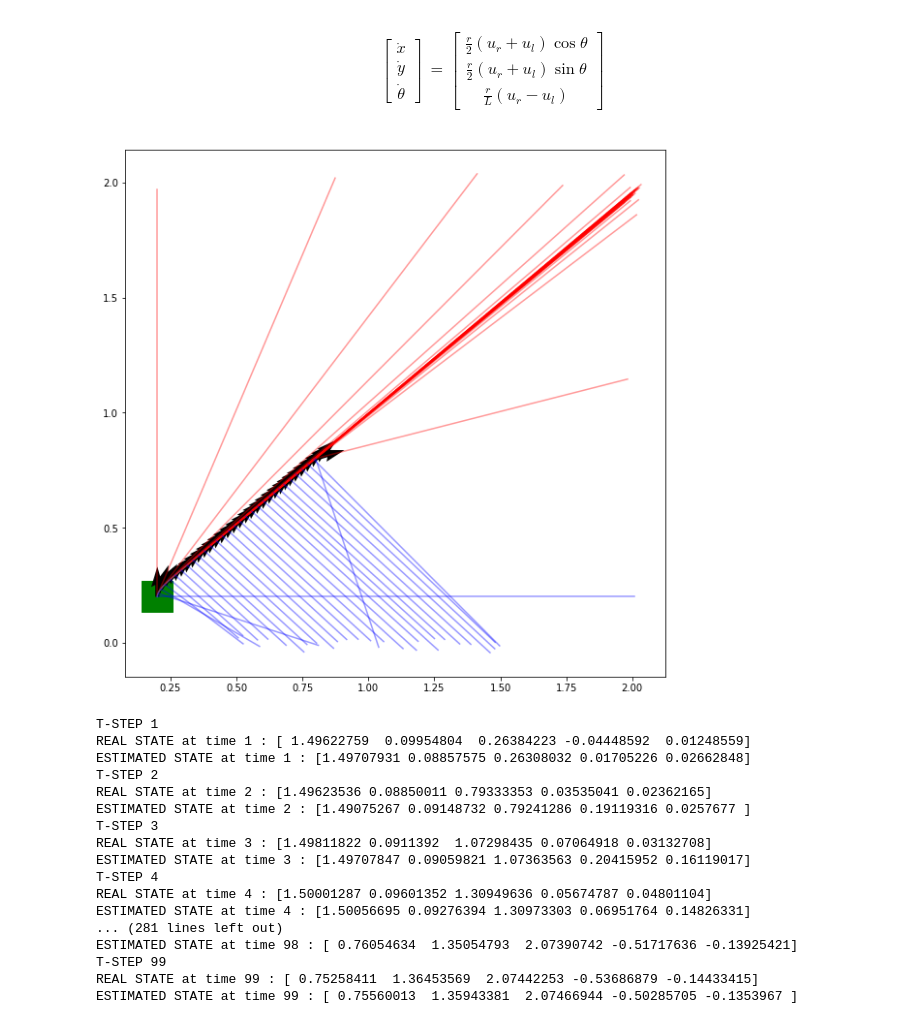
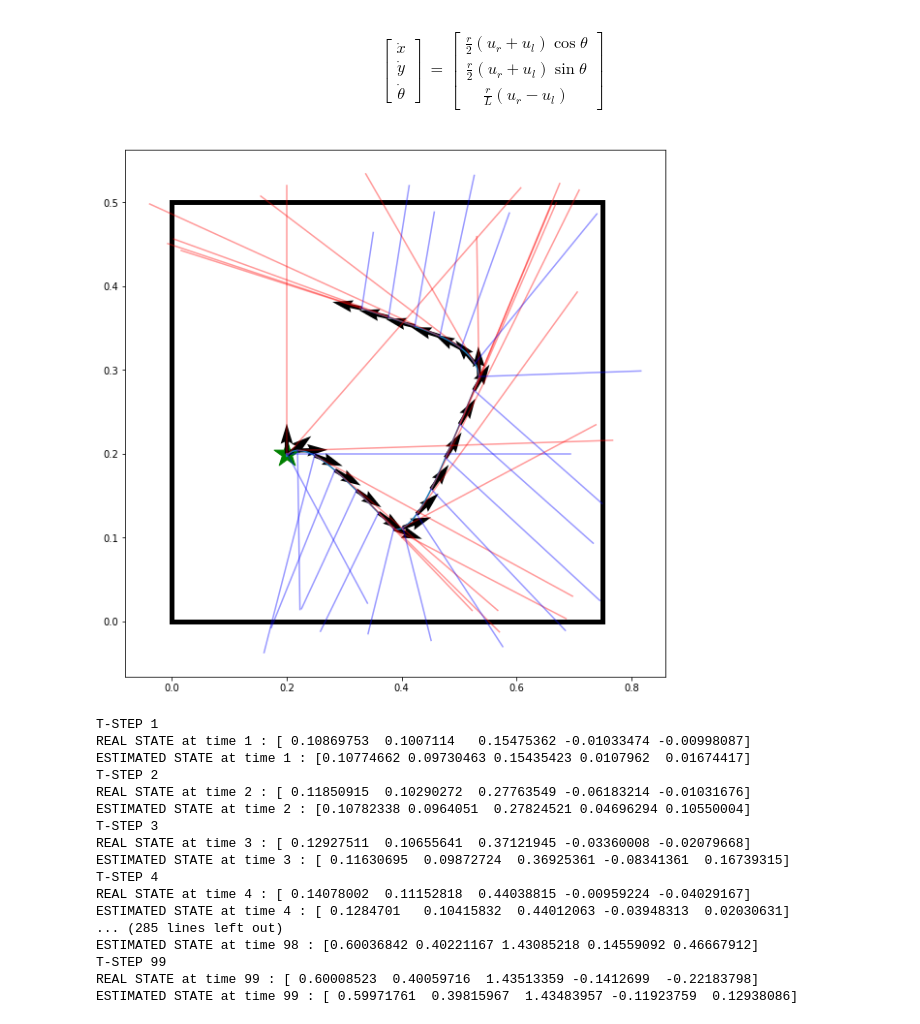
Before and after one commit to buntonj/Computational_Robotics_Lab_3, a Jupyter notebook: LAB 3.ipynb, the cells around one changed output. Cells and saved outputs as stored; diff of their text form; code cells hidden in the pictures.

```diff
--- a/LAB 3.ipynb
+++ b/LAB 3.ipynb
@@ -30,9 +30,9 @@ radian_vel_limit = 2*np.pi
 radian_input_limit = 2*np.pi
 
 op_space_xmin = 0.
-op_space_xmax = 2.
+op_space_xmax = 0.75
 op_space_ymin = 0.
-op_space_ymax = 2.
+op_space_ymax = 0.5
 
 V_max = 2*np.pi*r # maximum forward velocity in any direction
 
@@ -173,9 +173,13 @@ def plot_trajectory(x,y):
     f = plt.figure(figsize=(10,10))
     ax = plt.subplot(111)
     steps = np.shape(x)[1]
-    ax.scatter(x[0,0],x[1,0],marker='s',color='green',s=1000) # plot green square at initial point
+    ax.scatter(x[0,0],x[1,0],marker='*',color='green',s=800) # plot green square at initial point
     ax.plot(x[0,0:steps],x[1,0:steps])
-    for hop in range(0,steps,20):
+    ax.plot([op_space_xmin,op_space_xmax],[0,0],color='black',linewidth=5)
+    ax.plot([op_space_xmin,op_space_xmax],[op_space_ymax,op_space_ymax],color='black',linewidth=5)
+    ax.plot([0,0],[op_space_ymin,op_space_ymax],color='black',linewidth=5)
+    ax.plot([op_space_xmax,op_space_xmax],[op_space_ymin,op_space_ymax],color='black',linewidth=5)
+    for hop in range(0,steps,5):
         ax.quiver(x[0,hop],x[1,hop],np.cos(x[2,hop]),np.sin(x[2,hop]))
 
         par_point = np.array([np.cos(x[2,hop])*y[2,hop]+x[0,hop], np.sin(x[2,hop])*y[2,hop]+x[1,hop]])
@@ -186,19 +190,25 @@ def plot_trajectory(x,y):
         ax.plot(perp_line[:,0],perp_line[:,1],color='blue',alpha=0.4)
 # %%
 x_0 = np.array([0.2,0.2,np.pi/2.,0,0])
-x_d = np.array([0.8,0.8,0,0,0])
-t = 6.0
+x_d = np.array([[0.4,0.1,0,0,0],
+                [0.6,0.4,0,0,0],
+                [0.2,0.4,0,0,0]])
+t = 2.0
 
 #print(delta_angle(x_0,x_d)/np.pi)
 
-(x,y,u) = t_sec_trajectory(x_0,x_d,t)
-
+(x1,y1,_) = t_sec_trajectory(x_0,x_d[0,:],t)
+(x2,y2,_) = t_sec_trajectory(x1[:,-1],x_d[1,:],t)
+(x3,y3,_) = t_sec_trajectory(x2[:,-1],x_d[2,:],t)
+x = np.concatenate((x1,x2,x3),axis=1)
+y = np.concatenate((y1,y2,y3),axis=1)
 plot_trajectory(x,y)
+plt.savefig('measurements_with_noise.png')
 # %% [output]
-[figure, old version]
+[figure, new version]
 # %%
-x_0 = np.array([1.5,0.1,0,0,0])
-x_d = np.array([0.5,1.8,0,0,0])
+x_0 = np.array([0.1,0.1,0,0,0])
+x_d = np.array([0.6,0.4,0,0,0])
 #P_0 = np.zeros([5,5])
 P_0 = np.diag(0.001*np.ones(5))
 
@@ -285,10 +295,12 @@ for t in range(1,steps):
     state_cov += process_noise_covariance
     output_cov += output_noise_covariance
     #print('computed new covariances in %s seconds' %(time.time()-start))
+
     #true evolution of state
     real_u = compute_input(real_x[:,t-1],x_d)
     real_x[:,t],real_z[:,t] = t_sec_trajectory_quick(real_x[:,t-1],x_d,delta_t)
     print('REAL STATE at time %s : %s' %(t,real_x[:,t]))
+
     start = time.time()
     K = np.matmul(cross_cov,np.linalg.inv(output_cov))
     sigma_points[:,0,t] = avg_state + np.matmul(K,real_z[:,t]-avg_output)
@@ -300,19 +312,19 @@ for t in range(1,steps):
     P[:,:,t] = 0.5*(P[:,:,t] + np.transpose(P[:,:,t]))
 # %% [output]
 T-STEP 1
-REAL STATE at time 1 : [ 1.49622759  0.09954804  0.26384223 -0.04448592  0.01248559]
-ESTIMATED STATE at time 1 : [1.49707931 0.08857575 0.26308032 0.01705226 0.02662848]
+REAL STATE at time 1 : [ 0.10869753  0.1007114   0.15475362 -0.01033474 -0.00998087]
+ESTIMATED STATE at time 1 : [0.10774662 0.09730463 0.15435423 0.0107962  0.01674417]
 T-STEP 2
-REAL STATE at time 2 : [1.49623536 0.08850011 0.79333353 0.03535041 0.02362165]
-ESTIMATED STATE at time 2 : [1.49075267 0.09148732 0.79241286 0.19119316 0.0257677 ]
+REAL STATE at time 2 : [ 0.11850915  0.10290272  0.27763549 -0.06183214 -0.01031676]
+ESTIMATED STATE at time 2 : [0.10782338 0.0964051  0.27824521 0.04696294 0.10550004]
 T-STEP 3
-REAL STATE at time 3 : [1.49811822 0.0911392  1.07298435 0.07064918 0.03132708]
-ESTIMATED STATE at time 3 : [1.49707847 0.09059821 1.07363563 0.20415952 0.16119017]
+REAL STATE at time 3 : [ 0.12927511  0.10655641  0.37121945 -0.03360008 -0.02079668]
+ESTIMATED STATE at time 3 : [ 0.11630695  0.09872724  0.36925361 -0.08341361  0.16739315]
 T-STEP 4
-REAL STATE at time 4 : [1.50001287 0.09601352 1.30949636 0.05674787 0.04801104]
-ESTIMATED STATE at time 4 : [1.50056695 0.09276394 1.30973303 0.06951764 0.14826331]
-... (281 lines left out)
-ESTIMATED STATE at time 98 : [ 0.76054634  1.35054793  2.07390742 -0.51717636 -0.13925421]
+REAL STATE at time 4 : [ 0.14078002  0.11152818  0.44038815 -0.00959224 -0.04029167]
+ESTIMATED STATE at time 4 : [ 0.1284701   0.10415832  0.44012063 -0.03948313  0.02030631]
+... (285 lines left out)
+ESTIMATED STATE at time 98 : [0.60036842 0.40221167 1.43085218 0.14559092 0.46667912]
 T-STEP 99
-REAL STATE at time 99 : [ 0.75258411  1.36453569  2.07442253 -0.53686879 -0.14433415]
-ESTIMATED STATE at time 99 : [ 0.75560013  1.35943381  2.07466944 -0.50285705 -0.1353967 ]
+REAL STATE at time 99 : [ 0.60008523  0.40059716  1.43513359 -0.1412699  -0.22183798]
+ESTIMATED STATE at time 99 : [ 0.59971761  0.39815967  1.43483957 -0.11923759  0.12938086]
```
Also changed, not shown: parts of 9 cells of this notebook.
